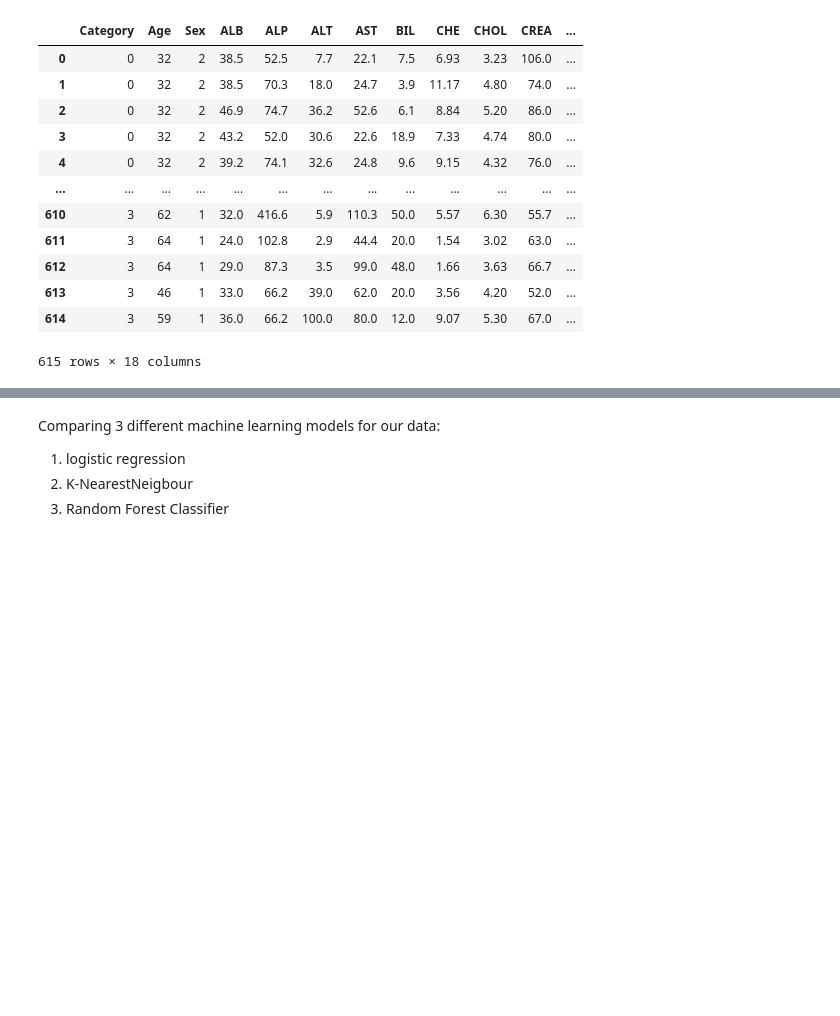
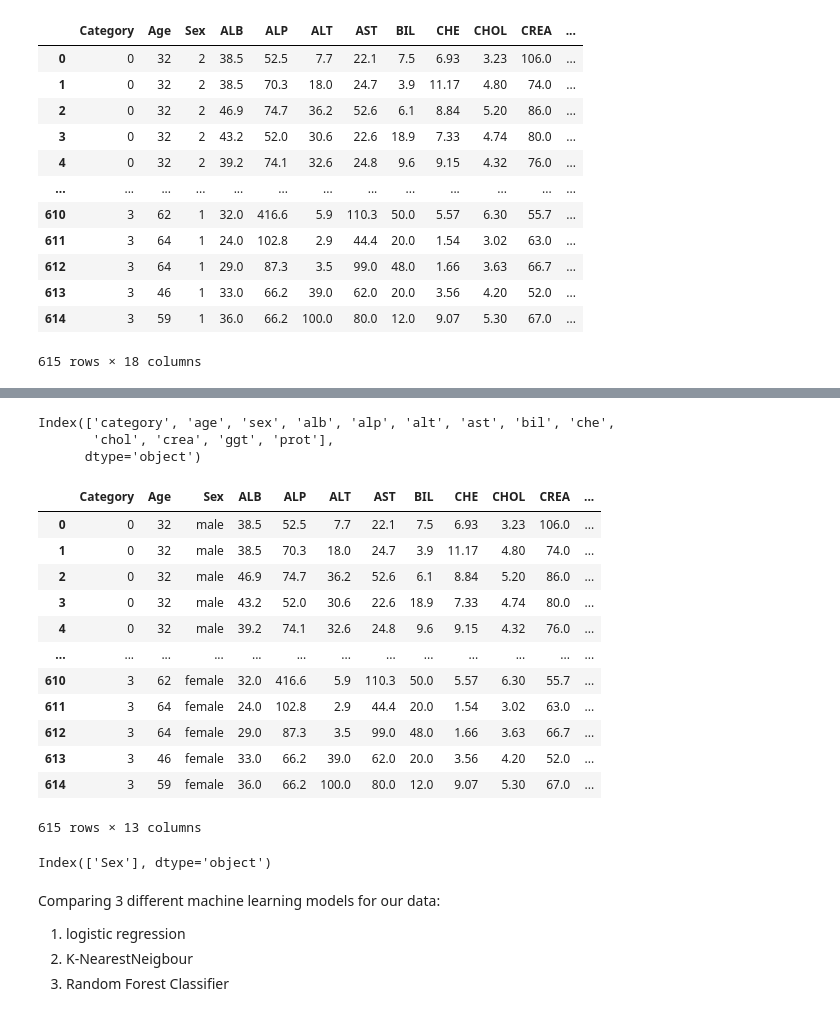
Before and after one commit to ezenwaifeanyi/hepatitis_classification_project, a Jupyter notebook: notebook/EDA HEPATITIS CLASSIFICATION.ipynb, the cells around one changed output, grey strips where cells are left out. Cells and saved outputs as stored; diff of their text form; code cells hidden in the pictures; blank space fills up the shorter version.

```diff
--- a/notebook/EDA HEPATITIS CLASSIFICATION.ipynb
+++ b/notebook/EDA HEPATITIS CLASSIFICATION.ipynb
@@ -862,0 +877,3 @@ hepatitis_df
+# %%
+cleaned_data = hepatitis_df.copy()
+cleaned_data
@@ -863,3 +894,36 @@ hepatitis_df
+# %%
+# converting sex column to object type
+cleaned_data["Sex"].replace(2, "male", inplace=True)
+cleaned_data["Sex"].replace(1, "female", inplace=True)
+# %%
+cleaned_data.columns.str.lower()
+# %% [output]
+Index(['category', 'age', 'sex', 'alb', 'alp', 'alt', 'ast', 'bil', 'che',
+       'chol', 'crea', 'ggt', 'prot'],
+      dtype='object')
+# %%
+cleaned_data
+# %% [output]
+|  | Category | Age | Sex | ALB | ALP | ALT | AST | BIL | CHE | CHOL | CREA | ... |
+| 0 | 0 | 32 | male | 38.5 | 52.5 | 7.7 | 22.1 | 7.5 | 6.93 | 3.23 | 106.0 | ... |
+| 1 | 0 | 32 | male | 38.5 | 70.3 | 18.0 | 24.7 | 3.9 | 11.17 | 4.80 | 74.0 | ... |
+| 2 | 0 | 32 | male | 46.9 | 74.7 | 36.2 | 52.6 | 6.1 | 8.84 | 5.20 | 86.0 | ... |
+| 3 | 0 | 32 | male | 43.2 | 52.0 | 30.6 | 22.6 | 18.9 | 7.33 | 4.74 | 80.0 | ... |
+| 4 | 0 | 32 | male | 39.2 | 74.1 | 32.6 | 24.8 | 9.6 | 9.15 | 4.32 | 76.0 | ... |
+| ... | ... | ... | ... | ... | ... | ... | ... | ... | ... | ... | ... | ... |
+| 610 | 3 | 62 | female | 32.0 | 416.6 | 5.9 | 110.3 | 50.0 | 5.57 | 6.30 | 55.7 | ... |
+| 611 | 3 | 64 | female | 24.0 | 102.8 | 2.9 | 44.4 | 20.0 | 1.54 | 3.02 | 63.0 | ... |
+| 612 | 3 | 64 | female | 29.0 | 87.3 | 3.5 | 99.0 | 48.0 | 1.66 | 3.63 | 66.7 | ... |
+| 613 | 3 | 46 | female | 33.0 | 66.2 | 39.0 | 62.0 | 20.0 | 3.56 | 4.20 | 52.0 | ... |
+| 614 | 3 | 59 | female | 36.0 | 66.2 | 100.0 | 80.0 | 12.0 | 9.07 | 5.30 | 67.0 | ... |
+615 rows × 13 columns
+# %%
+categorical_columns = cleaned_data.select_dtypes(include=['object'])
+
+# Print the categorical columns
+print(categorical_columns.columns)
+# %% [output]
+Index(['Sex'], dtype='object')
 # %%
 # Spliting data into features(x) and label(y)
 
```
Also changed, not shown: parts of 2 cells of this notebook, 11 other files.
